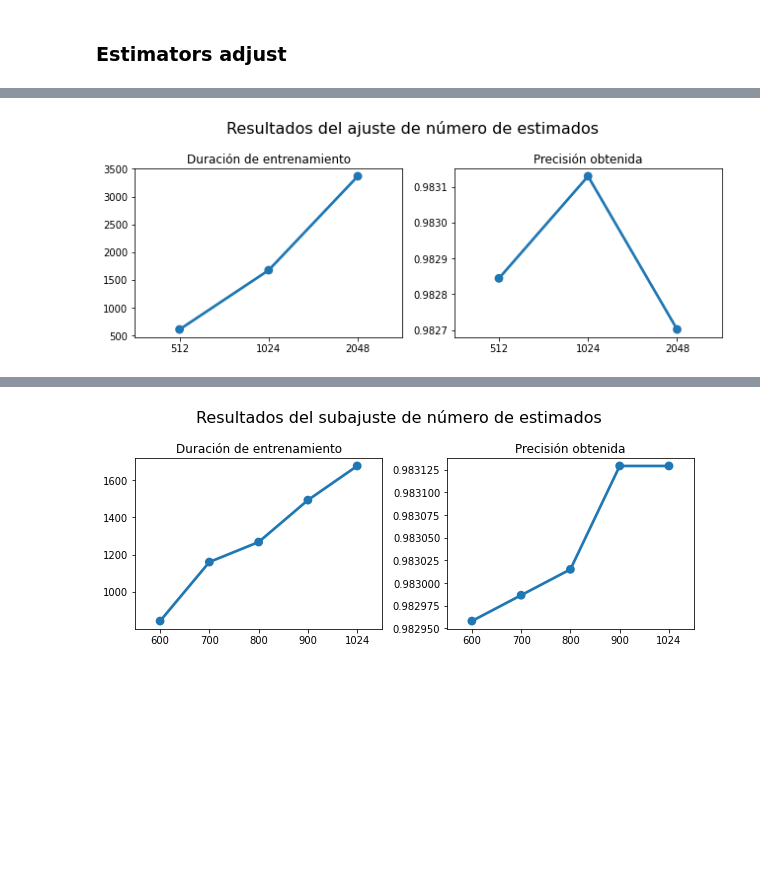
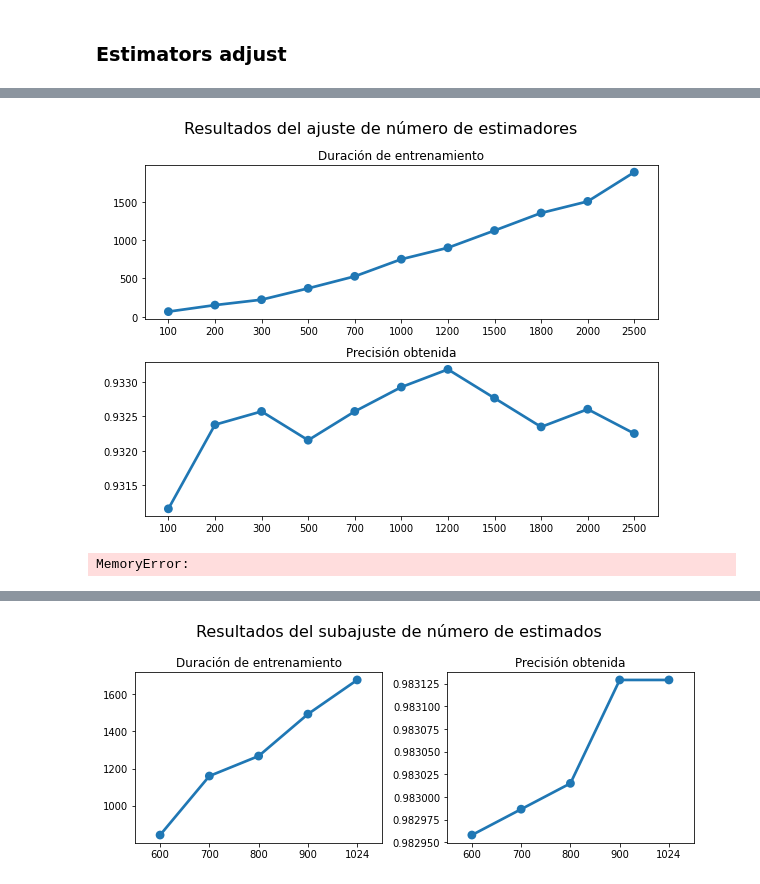
Before and after one commit to Liu-Lc/TwitterTraffic-Pty, a Jupyter notebook: TweetData/analysis/ranfor_eval.ipynb, the cells around one changed output, grey strips where cells are left out. Drawn from its saved outputs; the diff is of its cells as text; code cells hidden in the pictures; blank space fills up the shorter version.

```diff
--- a/TweetData/analysis/ranfor_eval.ipynb
+++ b/TweetData/analysis/ranfor_eval.ipynb
@@ -433,0 +348,20 @@ Predicting...  Thu Feb 18 17:36:28 2021
+# %%
+rfresume = []
+rf_arr = []
+
+for i in [100, 200, 300, 500, 700, 1000, 1200, 1500, 1800, 2000, 2500]: # 3000, 3500, 4000, 5000]:
+    print('\nestimators:', str(i))
+    start = time.time()
+    rf = RandomForestClassifier(n_estimators=i, n_jobs=6)
+    rf_arr.append(rf)
+    print('Fitting... ', time.asctime())
+    rf_arr[-1].fit(X_train, y_train)
+    end = time.time()
+    print('Predicting... ', time.asctime())
+    y_rf = rf_arr[-1].predict(X_test)
+    print(str(end-start), accuracy_score(y_test, y_rf))
+    rfresume.append([i, end-start, accuracy_score(y_test, y_rf), confusion_matrix(y_test,y_rf), classification_report(y_test,y_rf)])
+    with open('rfresume0', 'wb') as picklefile:
+        pickle.dump(rfresume, picklefile)
+    with open('rfarr0', 'wb') as picklefile:
+        pickle.dump(rf_arr, picklefile)
@@ -434,5 +387,9 @@ Predicting...  Thu Feb 18 17:36:28 2021
+# %%
+with open('rf_tests/rfresume0', 'rb') as picklefile:
+    rfresume = pickle.load(picklefile)
 # %%
-for i in xgresume:
-    for s in i: print(s)
-    print('\n')
+for i in rfresume:
+    print(i[4])
+    # for s in i[1]: print(s)
+    # print('\n')
 # %% [output]
@@ -456,27 +430,29 @@ weighted avg       0.98      0.98      0.98     35090
 # %%
-xs = [i[0] for i in xgresume]
-ys = [i[1] for i in xgresume]
-zs = [i[2] for i in xgresume]
+xs = [i[0] for i in rfresume]
+ys = [i[1] for i in rfresume]
+zs = [i[2] for i in rfresume]
 
-plt.figure(figsize=(9,3.5))
-plt.suptitle('Resultados del ajuste de número de estimados', fontsize=16)
-plt.subplot(1, 2, 1)
+plt.figure(figsize=(8,6))
+plt.suptitle('Resultados del ajuste de número de estimadores', fontsize=16)
+plt.subplot(2, 1, 1)
 sns.pointplot(x=xs, y=ys)
 plt.title('Duración de entrenamiento')
 plt.xticks(range(len(xs)), xs)
-plt.subplot(1, 2, 2)
+plt.subplot(2, 1, 2)
 sns.pointplot(x=xs, y=zs)
 plt.title('Precisión obtenida')
 plt.xticks(range(len(xs)), xs)
 plt.tight_layout()
 plt.show()
 # %% [output]
-[figure, old version]
+[figure, new version]
 # %%
 with open('xgbresume0', 'wb') as picklefile:
-    pickle.dump(xgresume, picklefile)
+    pickle.dump(rfresume, picklefile)
 with open('xgbarr0', 'wb') as picklefile:
-    pickle.dump(xgb_arr, picklefile)
+    pickle.dump(rf_arr, picklefile)
+# %% [output]
+MemoryError:
 # %%
 xgresume1 = []
 xgb_arr1 = []
```
Also changed, not shown: parts of 43 cells of this notebook, 1 other file.
